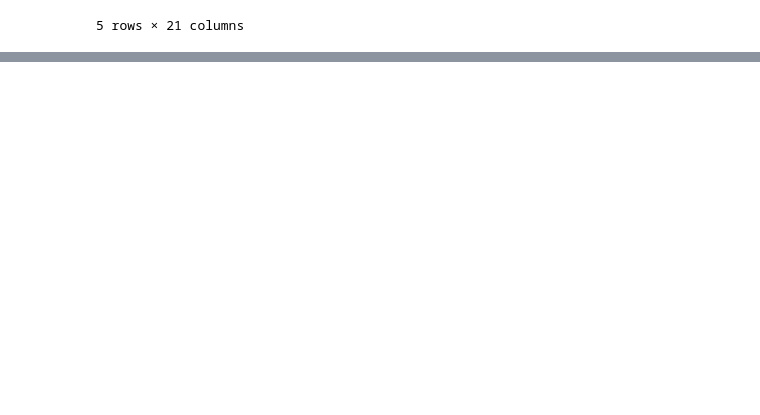
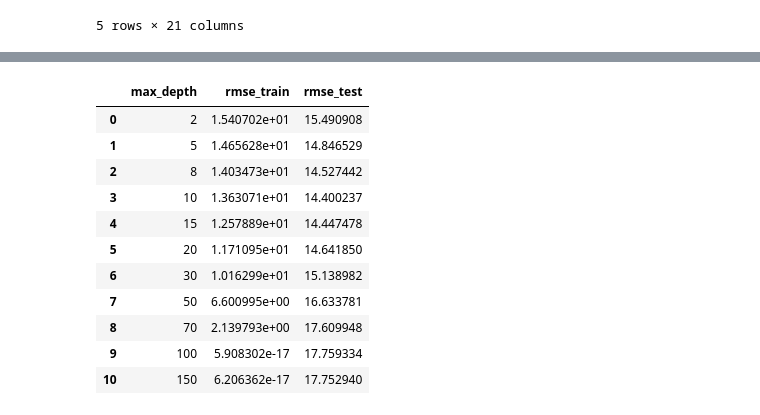
Before and after one commit to chitresh99/New-York-Taxi-Analysis, a Jupyter notebook: newyorktaxianalysis.ipynb, the cells around one changed output, grey strips where cells are left out. Saved outputs shown, nothing was run; the diff lists cells and outputs as text; code cells hidden in the pictures; blank space fills up the shorter version.

```diff
--- a/newyorktaxianalysis.ipynb
+++ b/newyorktaxianalysis.ipynb
@@ -814,0 +874,10 @@ dtype: int64
+# %%
+from sklearn.model_selection import train_test_split
+
+X = data_for_model[input_features]
+y = data_for_model[target_feature]
+
+# one-hot encode
+X = pd.get_dummies(X)
+
+X_train, X_test, y_train, y_test = train_test_split(X, y, test_size=0.33, random_state=42)
@@ -814,0 +920,25 @@ dtype: int64
+# %%
+X_train_overfit = X_train
+y_train_overfit = y_train
+
+X_test_overfit = X_test
+y_test_overfit = y_test
+# %%
+rmse_scores = {'max_depth':[] ,'rmse_train':[], 'rmse_test':[]}
+
+for md in [2, 5, 8, 10, 15, 20, 30, 50, 70, 100, 150]:
+    print(md)
+    decision_tree_overfit = DecisionTreeRegressor(max_depth=md)
+    decision_tree_overfit.fit(X_train_overfit, y_train_overfit)
+
+    model_at_hand_overfit = decision_tree_overfit
+
+    y_pred_train = model_at_hand_overfit.predict(X_train_overfit)
+    rmse_train = sqrt(mean_squared_error(y_train_overfit, y_pred_train))
+
+    y_pred_test = model_at_hand_overfit.predict(X_test_overfit)
+    rmse_test = sqrt(mean_squared_error(y_test_overfit, y_pred_test))
+
+    rmse_scores['max_depth'].append(md)
+    rmse_scores['rmse_train'].append(rmse_train)
+    rmse_scores['rmse_test'].append(rmse_test)
@@ -814,0 +957,15 @@ dtype: int64
+# %%
+pd.DataFrame.from_dict(rmse_scores)
+# %% [output]
+|  | max_depth | rmse_train | rmse_test |
+| 0 | 2 | 1.540702e+01 | 15.490908 |
+| 1 | 5 | 1.465628e+01 | 14.846529 |
+| 2 | 8 | 1.403473e+01 | 14.527442 |
+| 3 | 10 | 1.363071e+01 | 14.400237 |
+| 4 | 15 | 1.257889e+01 | 14.447478 |
+| 5 | 20 | 1.171095e+01 | 14.641850 |
+| 6 | 30 | 1.016299e+01 | 15.138982 |
+| 7 | 50 | 6.600995e+00 | 16.633781 |
+| 8 | 70 | 2.139793e+00 | 17.609948 |
+| 9 | 100 | 5.908302e-17 | 17.759334 |
+| 10 | 150 | 6.206362e-17 | 17.752940 |
```
Also changed, not shown: parts of 28 cells of this notebook.
